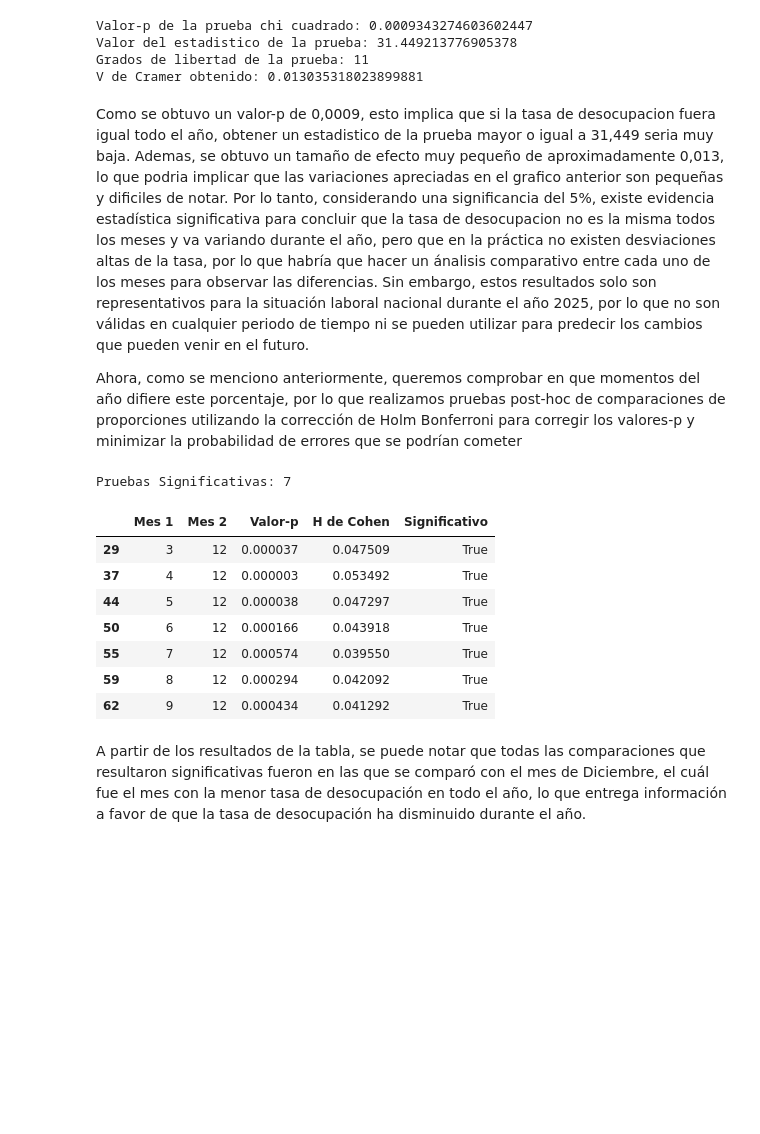
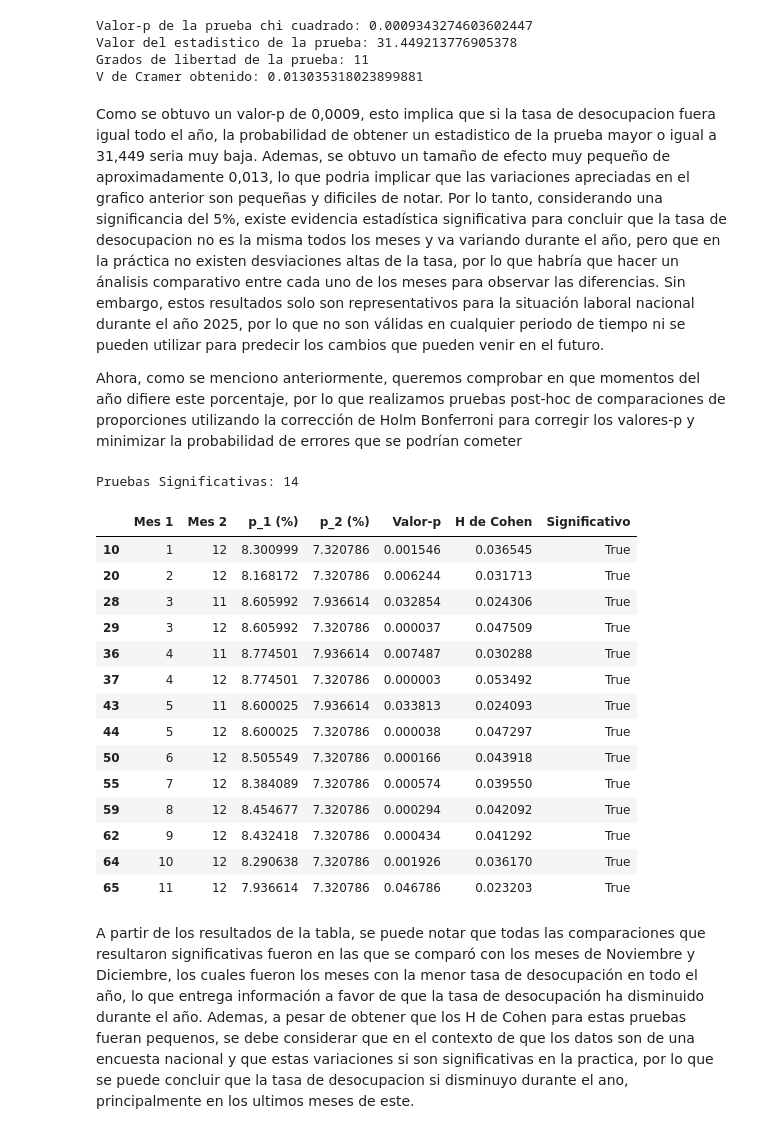
Before and after one commit to cristobalvillegas/proyecto-ine, a Jupyter notebook: main.ipynb, the cells around one changed output. Saved outputs shown, nothing was run; the diff lists cells and outputs as text; code cells hidden in the pictures; blank space fills up the shorter version.

Commit message:
Avance tasa de ocupación

```diff
--- a/main.ipynb
+++ b/main.ipynb
@@ -178,49 +188,57 @@ Valor del estadistico de la prueba: 31.449213776905378
 Grados de libertad de la prueba: 11
 V de Cramer obtenido: 0.013035318023899881
 # %% [markdown]
-Como se obtuvo un valor-p de 0,0009, esto implica que si la tasa de desocupacion fuera igual todo el año, obtener un estadistico de la prueba mayor o igual a 31,449 seria muy baja. Ademas, se obtuvo un tamaño de efecto muy pequeño de aproximadamente 0,013, lo que podria implicar que las variaciones apreciadas en el grafico anterior son pequeñas y dificiles de notar. Por lo tanto, considerando una significancia del 5%, existe evidencia estadística significativa para concluir que la tasa de desocupacion no es la misma todos los meses y va variando durante el año, pero que en la práctica no existen desviaciones altas de la tasa, por lo que habría que hacer un ánalisis comparativo entre cada uno de los meses para observar las diferencias. Sin embargo, estos resultados solo son representativos para la situación laboral nacional durante el año 2025, por lo que no son válidas en cualquier periodo de tiempo ni se pueden utilizar para predecir los cambios que pueden venir en el futuro.
+Como se obtuvo un valor-p de 0,0009, esto implica que si la tasa de desocupacion fuera igual todo el año, la probabilidad de obtener un estadistico de la prueba mayor o igual a 31,449 seria muy baja. Ademas, se obtuvo un tamaño de efecto muy pequeño de aproximadamente 0,013, lo que podria implicar que las variaciones apreciadas en el grafico anterior son pequeñas y dificiles de notar. Por lo tanto, considerando una significancia del 5%, existe evidencia estadística significativa para concluir que la tasa de desocupacion no es la misma todos los meses y va variando durante el año, pero que en la práctica no existen desviaciones altas de la tasa, por lo que habría que hacer un ánalisis comparativo entre cada uno de los meses para observar las diferencias. Sin embargo, estos resultados solo son representativos para la situación laboral nacional durante el año 2025, por lo que no son válidas en cualquier periodo de tiempo ni se pueden utilizar para predecir los cambios que pueden venir en el futuro.
 
 Ahora, como se menciono anteriormente, queremos comprobar en que momentos del año difiere este porcentaje, por lo que realizamos pruebas post-hoc de comparaciones de proporciones utilizando la corrección de Holm Bonferroni para corregir los valores-p y minimizar la probabilidad de errores que se podrían cometer
 # %%
 total = data_mensual["activ"].count()
 ocupados = tabla_contingencia[2.0]
 
 pruebas = []
 
 comparaciones = {i: [i] for i in range(1, 13)}
 for mes_1 in range(1, 13):
     for mes_2 in range(1, 13):
         if mes_2 not in comparaciones[mes_1] or mes_1 not in comparaciones[mes_2]:
             zstat, pvalue = proportion.proportions_ztest(count=[ocupados[mes_1], ocupados[mes_2]],
                               nobs=[total[mes_1], total[mes_2]])
             comparaciones[mes_1].append(mes_2)
             comparaciones[mes_2].append(mes_1)
             p_1 = ocupados[mes_1] / total[mes_1]
             p_2 = ocupados[mes_2] / total[mes_2]
             h_cohen = 2 * (np.asin(np.sqrt(p_1)) - np.asin(np.sqrt(p_2)))
             pruebas.append({
                 "Mes 1": mes_1,
                 "Mes 2": mes_2,
+                "p_1 (%)": p_1 * 100,
+                "p_2 (%)": p_2 * 100,
                 "Valor-p": pvalue,
                 "H de Cohen": h_cohen
             })
 
 pruebas = pd.DataFrame(pruebas)
 
-holm_bon = multitest.multipletests(pvals=pruebas["Valor-p"], method="holm")
-pruebas["Significativo"] = holm_bon[0]
+pruebas["Significativo"] = pruebas["Valor-p"] <= 0.05
 print("Pruebas Significativas:", pruebas["Significativo"].sum())
 pruebas_significativas = pruebas[pruebas["Significativo"] == True]
 pruebas_significativas
 # %% [output]
-Pruebas Significativas: 7
+Pruebas Significativas: 14
-|  | Mes 1 | Mes 2 | Valor-p | H de Cohen | Significativo |
-| 29 | 3 | 12 | 0.000037 | 0.047509 | True |
-| 37 | 4 | 12 | 0.000003 | 0.053492 | True |
-| 44 | 5 | 12 | 0.000038 | 0.047297 | True |
-| 50 | 6 | 12 | 0.000166 | 0.043918 | True |
-| 55 | 7 | 12 | 0.000574 | 0.039550 | True |
-| 59 | 8 | 12 | 0.000294 | 0.042092 | True |
-| 62 | 9 | 12 | 0.000434 | 0.041292 | True |
+|  | Mes 1 | Mes 2 | p_1 (%) | p_2 (%) | Valor-p | H de Cohen | Significativo |
+| 10 | 1 | 12 | 8.300999 | 7.320786 | 0.001546 | 0.036545 | True |
+| 20 | 2 | 12 | 8.168172 | 7.320786 | 0.006244 | 0.031713 | True |
+| 28 | 3 | 11 | 8.605992 | 7.936614 | 0.032854 | 0.024306 | True |
+| 29 | 3 | 12 | 8.605992 | 7.320786 | 0.000037 | 0.047509 | True |
+| 36 | 4 | 11 | 8.774501 | 7.936614 | 0.007487 | 0.030288 | True |
+| 37 | 4 | 12 | 8.774501 | 7.320786 | 0.000003 | 0.053492 | True |
+| 43 | 5 | 11 | 8.600025 | 7.936614 | 0.033813 | 0.024093 | True |
+| 44 | 5 | 12 | 8.600025 | 7.320786 | 0.000038 | 0.047297 | True |
+| 50 | 6 | 12 | 8.505549 | 7.320786 | 0.000166 | 0.043918 | True |
+| 55 | 7 | 12 | 8.384089 | 7.320786 | 0.000574 | 0.039550 | True |
+| 59 | 8 | 12 | 8.454677 | 7.320786 | 0.000294 | 0.042092 | True |
+| 62 | 9 | 12 | 8.432418 | 7.320786 | 0.000434 | 0.041292 | True |
+| 64 | 10 | 12 | 8.290638 | 7.320786 | 0.001926 | 0.036170 | True |
+| 65 | 11 | 12 | 7.936614 | 7.320786 | 0.046786 | 0.023203 | True |
 # %% [markdown]
-A partir de los resultados de la tabla, se puede notar que todas las comparaciones que resultaron significativas fueron en las que se comparó con el mes de Diciembre, el cuál fue el mes con la menor tasa de desocupación en todo el año, lo que entrega información a favor de que la tasa de desocupación ha disminuido durante el año.
+A partir de los resultados de la tabla, se puede notar que todas las comparaciones que resultaron significativas fueron en las que se comparó con los meses de Noviembre y Diciembre, los cuales fueron los meses con la menor tasa de desocupación en todo el año, lo que entrega información a favor de que la tasa de desocupación ha disminuido durante el año. Ademas, a pesar de obtener que los H de Cohen para estas pruebas fueran pequenos, se debe considerar que en el contexto de que los datos son de una encuesta nacional y que estas variaciones si son significativas en la practica, por lo que se puede concluir que la tasa de desocupacion si disminuyo durante el ano, principalmente en los ultimos meses de este.
```
Also changed, not shown: parts of 12 cells of this notebook.
